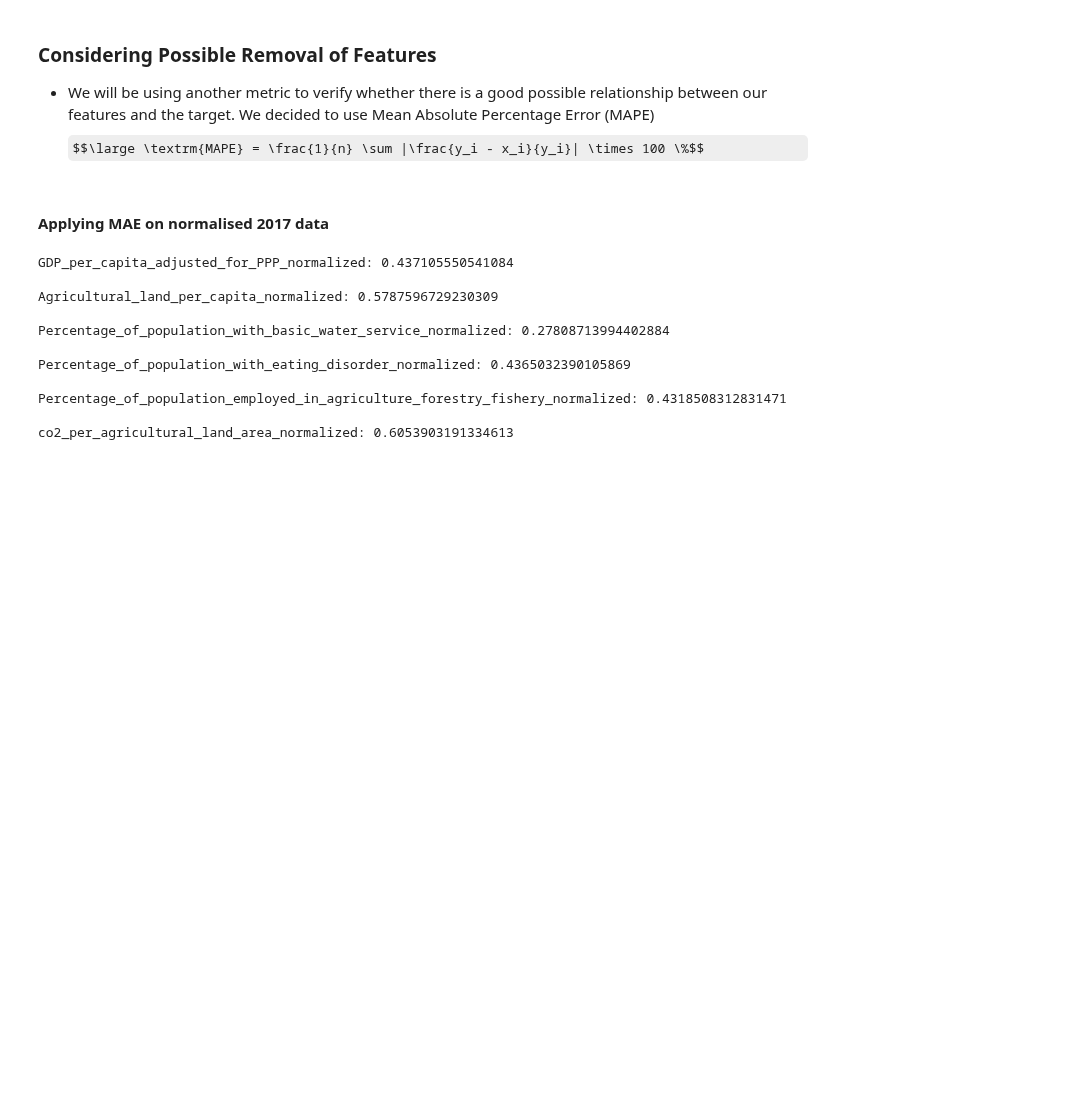
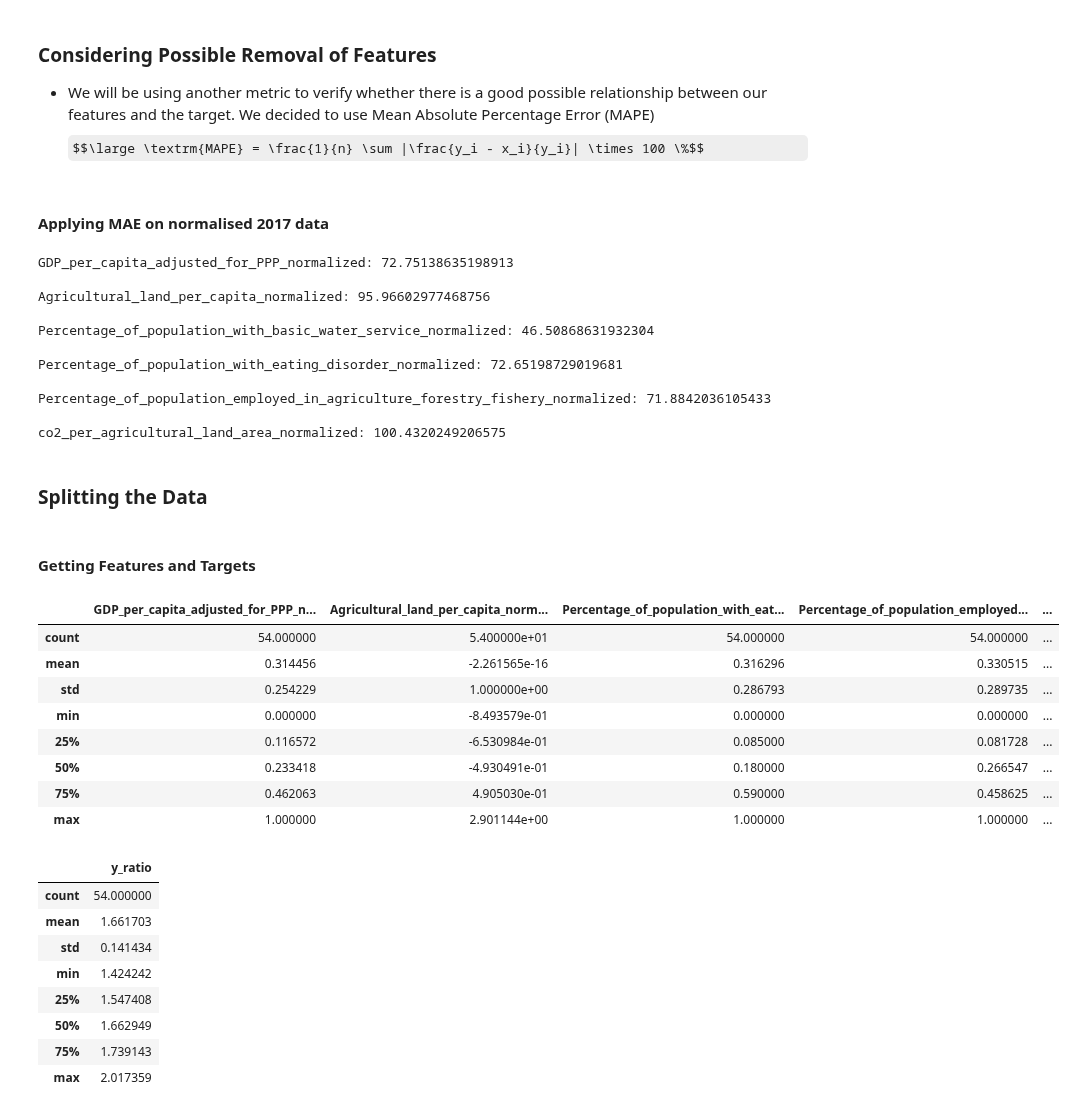
Before and after one commit to tanjoash/2D_data_driven_world, a Jupyter notebook: 2dwork/2D DDW.ipynb, the cells around one changed output. Saved outputs shown, nothing was run; the diff lists cells and outputs as text; code cells hidden in the pictures; some formulas as TeX source; blank space fills up the shorter version.

Commit message:
Got Features and target for first model

```diff
--- a/2dwork/2D DDW.ipynb
+++ b/2dwork/2D DDW.ipynb
@@ -721,17 +721,47 @@ df2017_normalised_only = df2017_normalised.loc[:,features]
 df2017_normalised_only
 
 for feature in features:
-    mae = mean_absolute_error_percentage(df2017_normalised,feature,target)
+    mae = mean_absolute_error(df2017_normalised,feature,target)
     print(f"{feature}: {mae}\n")
 # %% [output]
-GDP_per_capita_adjusted_for_PPP_normalized: 0.437105550541084
+GDP_per_capita_adjusted_for_PPP_normalized: 72.75138635198913
 
-Agricultural_land_per_capita_normalized: 0.5787596729230309
+Agricultural_land_per_capita_normalized: 95.96602977468756
 
-Percentage_of_population_with_basic_water_service_normalized: 0.27808713994402884
+Percentage_of_population_with_basic_water_service_normalized: 46.50868631932304
 
-Percentage_of_population_with_eating_disorder_normalized: 0.4365032390105869
+Percentage_of_population_with_eating_disorder_normalized: 72.65198729019681
 
-Percentage_of_population_employed_in_agriculture_forestry_fishery_normalized: 0.4318508312831471
+Percentage_of_population_employed_in_agriculture_forestry_fishery_normalized: 71.8842036105433
 
-co2_per_agricultural_land_area_normalized: 0.6053903191334613
+co2_per_agricultural_land_area_normalized: 100.4320249206575
+# %% [markdown]
+### Splitting the Data
+# %% [markdown]
+#### Getting Features and Targets
+# %%
+new_features = ['GDP_per_capita_adjusted_for_PPP_normalized','Agricultural_land_per_capita_normalized','Percentage_of_population_with_eating_disorder_normalized','Percentage_of_population_employed_in_agriculture_forestry_fishery_normalized','co2_per_agricultural_land_area_normalized']
+df2017_feature , df2017_target = get_features_targets(df2017_normalised,new_features,target)
+# # df2017_feature is already normalisead
+# # df2017_target was not normalised above
+display(df2017_feature.describe())
+display(df2017_target.describe())
+# %% [output]
+|  | GDP_per_capita_adjusted_for_PPP_n... | Agricultural_land_per_capita_norm... | Percentage_of_population_with_eat... | Percentage_of_population_employed... | ... |
+| count | 54.000000 | 5.400000e+01 | 54.000000 | 54.000000 | ... |
+| mean | 0.314456 | -2.261565e-16 | 0.316296 | 0.330515 | ... |
+| std | 0.254229 | 1.000000e+00 | 0.286793 | 0.289735 | ... |
+| min | 0.000000 | -8.493579e-01 | 0.000000 | 0.000000 | ... |
+| 25% | 0.116572 | -6.530984e-01 | 0.085000 | 0.081728 | ... |
+| 50% | 0.233418 | -4.930491e-01 | 0.180000 | 0.266547 | ... |
+| 75% | 0.462063 | 4.905030e-01 | 0.590000 | 0.458625 | ... |
+| max | 1.000000 | 2.901144e+00 | 1.000000 | 1.000000 | ... |
+|  | y_ratio |
+| count | 54.000000 |
+| mean | 1.661703 |
+| std | 0.141434 |
+| min | 1.424242 |
+| 25% | 1.547408 |
+| 50% | 1.662949 |
+| 75% | 1.739143 |
+| max | 2.017359 |
```
